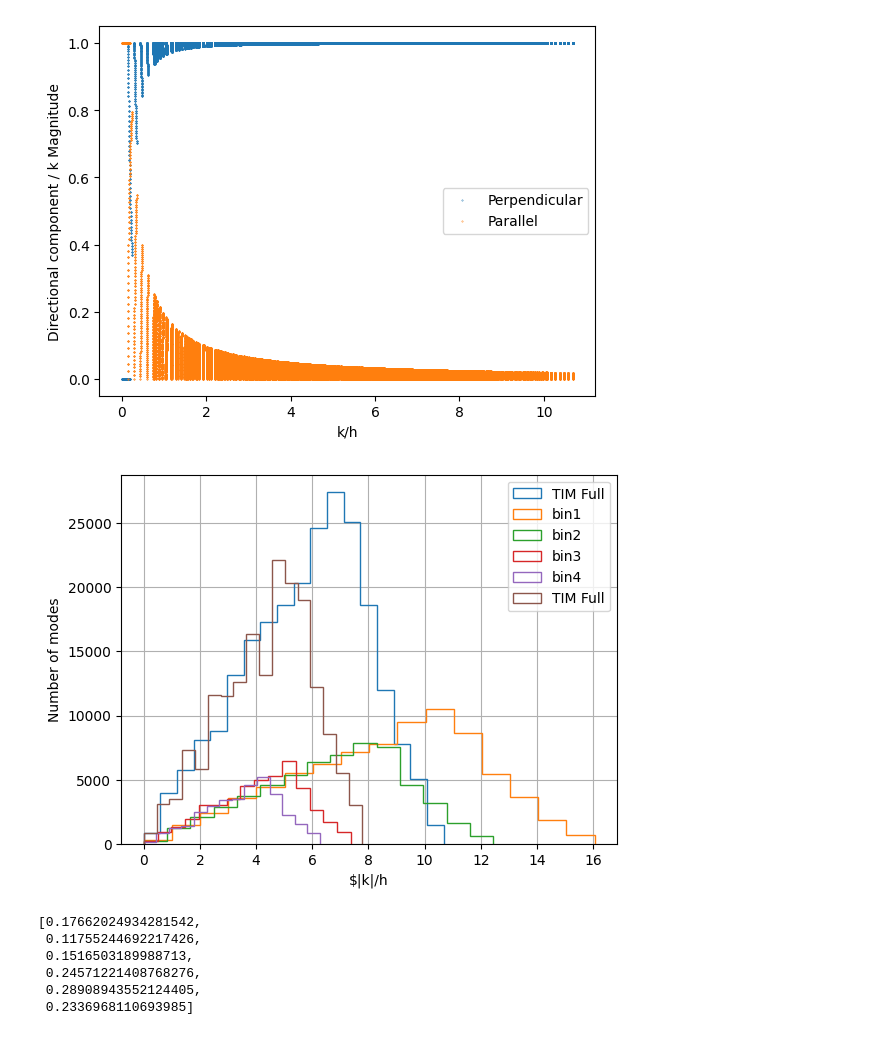
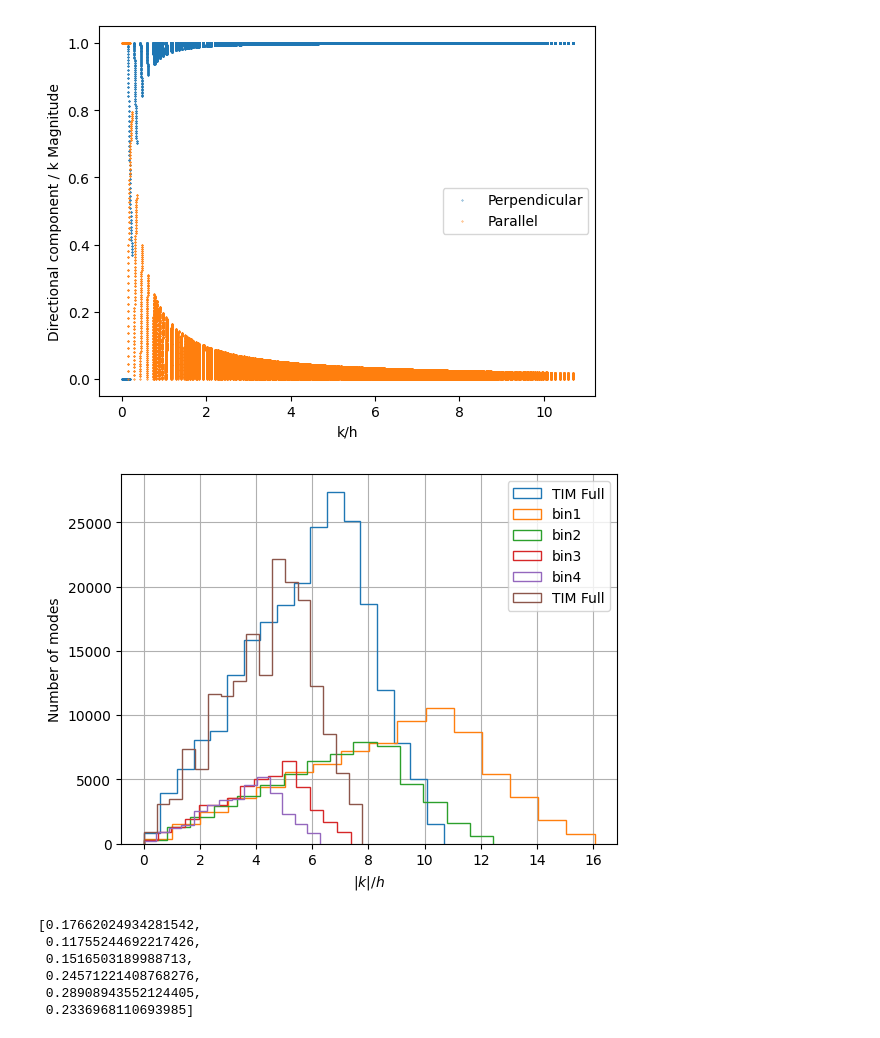
Before and after one commit to shubhagrawal30/crossLIM, a Jupyter notebook: camb/calc.ipynb, the cells around one changed output. Drawn from its saved outputs; the diff is of its cells as text; code cells hidden in the pictures.

```diff
--- a/camb/calc.ipynb
+++ b/camb/calc.ipynb
@@ -134,19 +140,19 @@ plt.legend()
 # %%
 plt.figure()
 for i in range(len(k_mags)):
     if i == 0 or i == 5:
         plt.hist(k_mags[i].flatten(), bins=num_kbins[i], alpha = 1, label = 'TIM Full', histtype='step')
     else:
         plt.hist(k_mags[i].flatten(), bins=num_kbins[i], alpha = 1, label = f'bin{i}', histtype='step')
 
-plt.xlabel(r'$|k|/h')
+plt.xlabel(r'$|k|/h$')
 plt.ylabel('Number of modes')
 plt.grid()
 plt.legend()
 plt.show()
 plt.close()
 # %% [output]
-[figure, old version]
+[figure, new version]
 # %%
 # resolution elements I assume
 s_perps = [b.transScale(TIM[band].FWHM).value / sigCoef for b, band in zip(bins, bands)]
```
Also changed, not shown: parts of 13 cells of this notebook, 3 other files.
